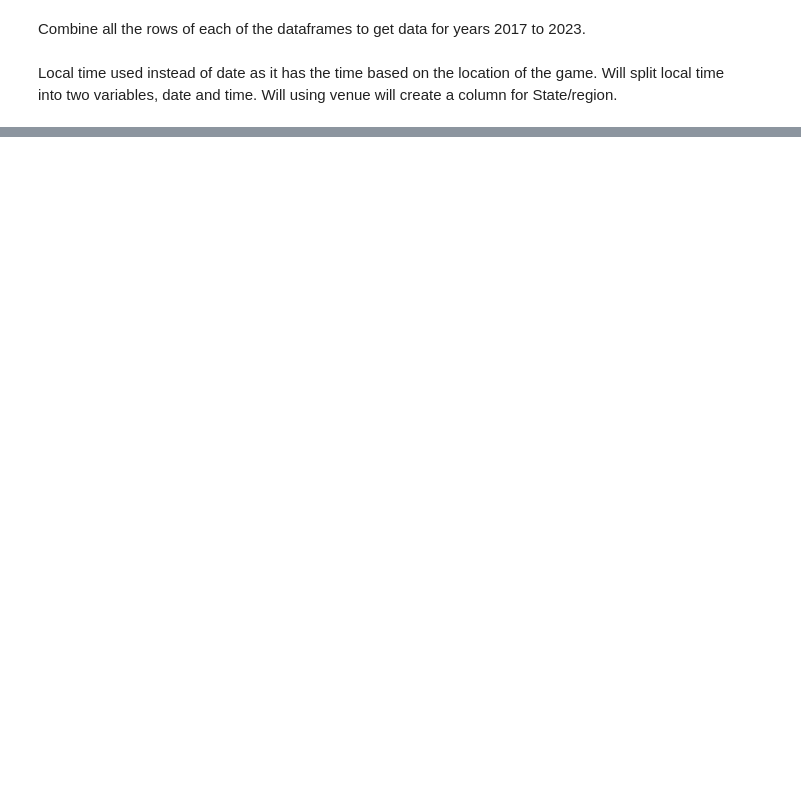
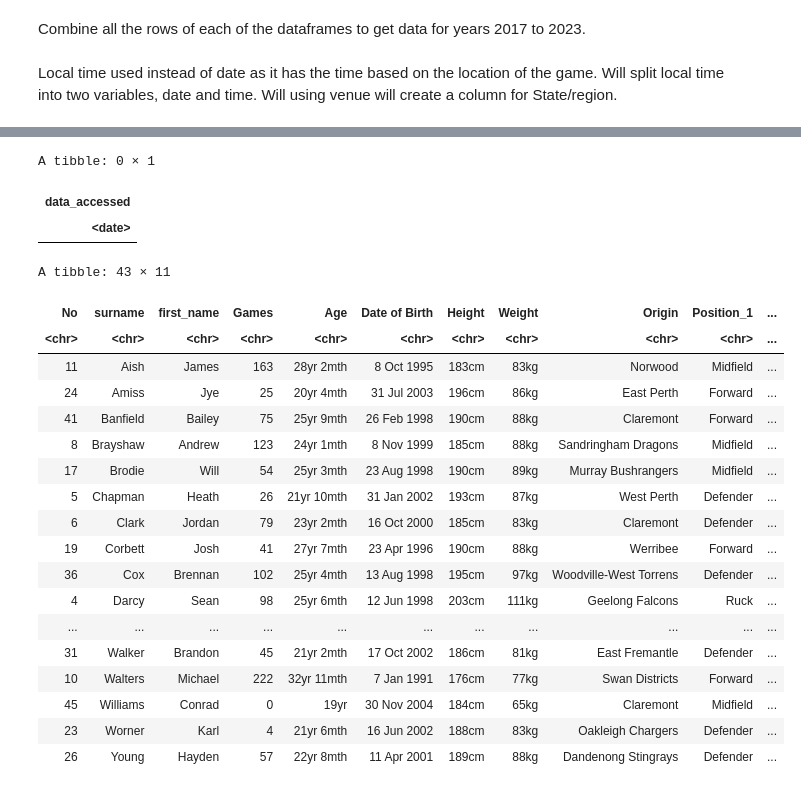
Before and after one commit to LeonViti/AFL, a Jupyter notebook: fitzRoy_Data.ipynb, the cells around one changed output, grey strips where cells are left out. Saved outputs shown, nothing was run; the diff lists cells and outputs as text; code cells hidden in the pictures; blank space fills up the shorter version.

```diff
--- a/fitzRoy_Data.ipynb
+++ b/fitzRoy_Data.ipynb
@@ -140,0 +246,28 @@ A tibble: 6 × 12
+# %%
+player_details_22
+# %% [output]
+A tibble: 0 × 1
+| data_accessed |
+| <date> |
+# %%
+freo_details_23
+# %% [output]
+A tibble: 43 × 11
+| No | surname | first_name | Games | Age | Date of Birth | Height | Weight | Origin | Position_1 | ... |
+| <chr> | <chr> | <chr> | <chr> | <chr> | <chr> | <chr> | <chr> | <chr> | <chr> | ... |
+| 11 | Aish | James | 163 | 28yr 2mth | 8 Oct 1995 | 183cm | 83kg | Norwood | Midfield | ... |
+| 24 | Amiss | Jye | 25 | 20yr 4mth | 31 Jul 2003 | 196cm | 86kg | East Perth | Forward | ... |
+| 41 | Banfield | Bailey | 75 | 25yr 9mth | 26 Feb 1998 | 190cm | 88kg | Claremont | Forward | ... |
+| 8 | Brayshaw | Andrew | 123 | 24yr 1mth | 8 Nov 1999 | 185cm | 88kg | Sandringham Dragons | Midfield | ... |
+| 17 | Brodie | Will | 54 | 25yr 3mth | 23 Aug 1998 | 190cm | 89kg | Murray Bushrangers | Midfield | ... |
+| 5 | Chapman | Heath | 26 | 21yr 10mth | 31 Jan 2002 | 193cm | 87kg | West Perth | Defender | ... |
+| 6 | Clark | Jordan | 79 | 23yr 2mth | 16 Oct 2000 | 185cm | 83kg | Claremont | Defender | ... |
+| 19 | Corbett | Josh | 41 | 27yr 7mth | 23 Apr 1996 | 190cm | 88kg | Werribee | Forward | ... |
+| 36 | Cox | Brennan | 102 | 25yr 4mth | 13 Aug 1998 | 195cm | 97kg | Woodville-West Torrens | Defender | ... |
+| 4 | Darcy | Sean | 98 | 25yr 6mth | 12 Jun 1998 | 203cm | 111kg | Geelong Falcons | Ruck | ... |
+| ... | ... | ... | ... | ... | ... | ... | ... | ... | ... | ... |
+| 31 | Walker | Brandon | 45 | 21yr 2mth | 17 Oct 2002 | 186cm | 81kg | East Fremantle | Defender | ... |
+| 10 | Walters | Michael | 222 | 32yr 11mth | 7 Jan 1991 | 176cm | 77kg | Swan Districts | Forward | ... |
+| 45 | Williams | Conrad | 0 | 19yr | 30 Nov 2004 | 184cm | 65kg | Claremont | Midfield | ... |
+| 23 | Worner | Karl | 4 | 21yr 6mth | 16 Jun 2002 | 188cm | 83kg | Oakleigh Chargers | Defender | ... |
+| 26 | Young | Hayden | 57 | 22yr 8mth | 11 Apr 2001 | 189cm | 88kg | Dandenong Stingrays | Defender | ... |
```
Also changed, not shown: parts of 19 cells of this notebook, 3 other files.
